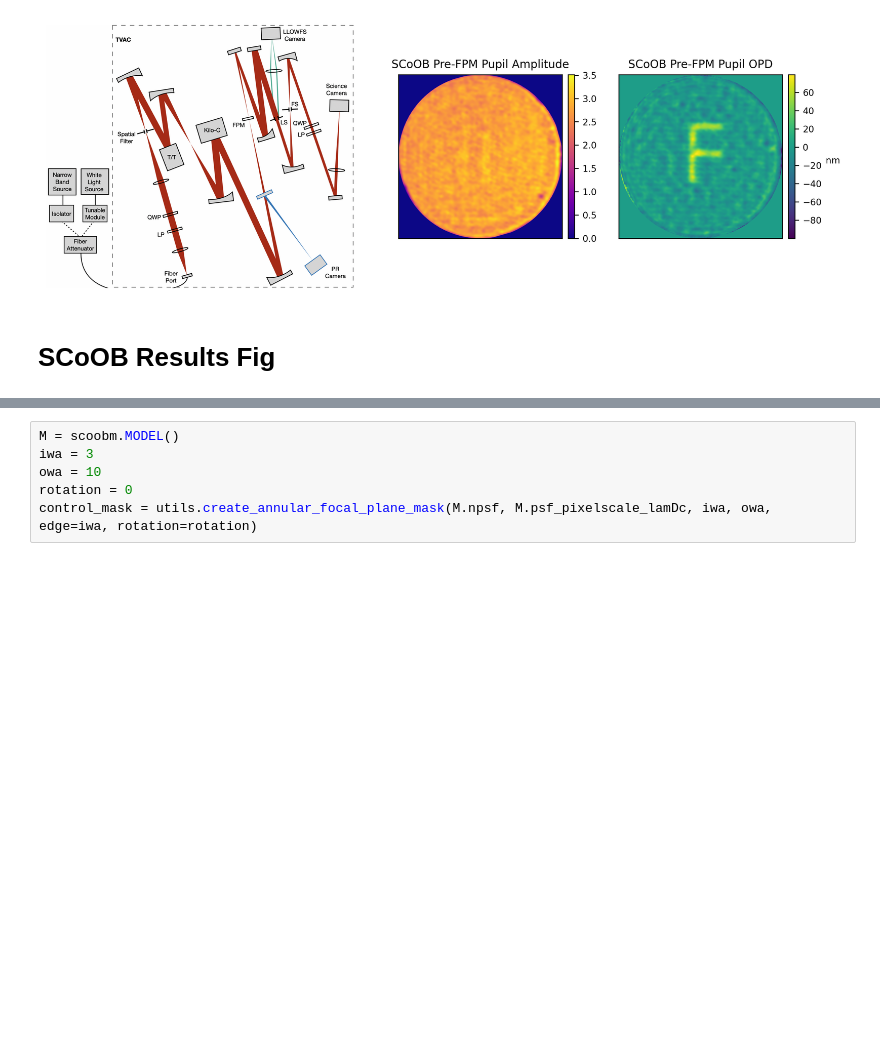
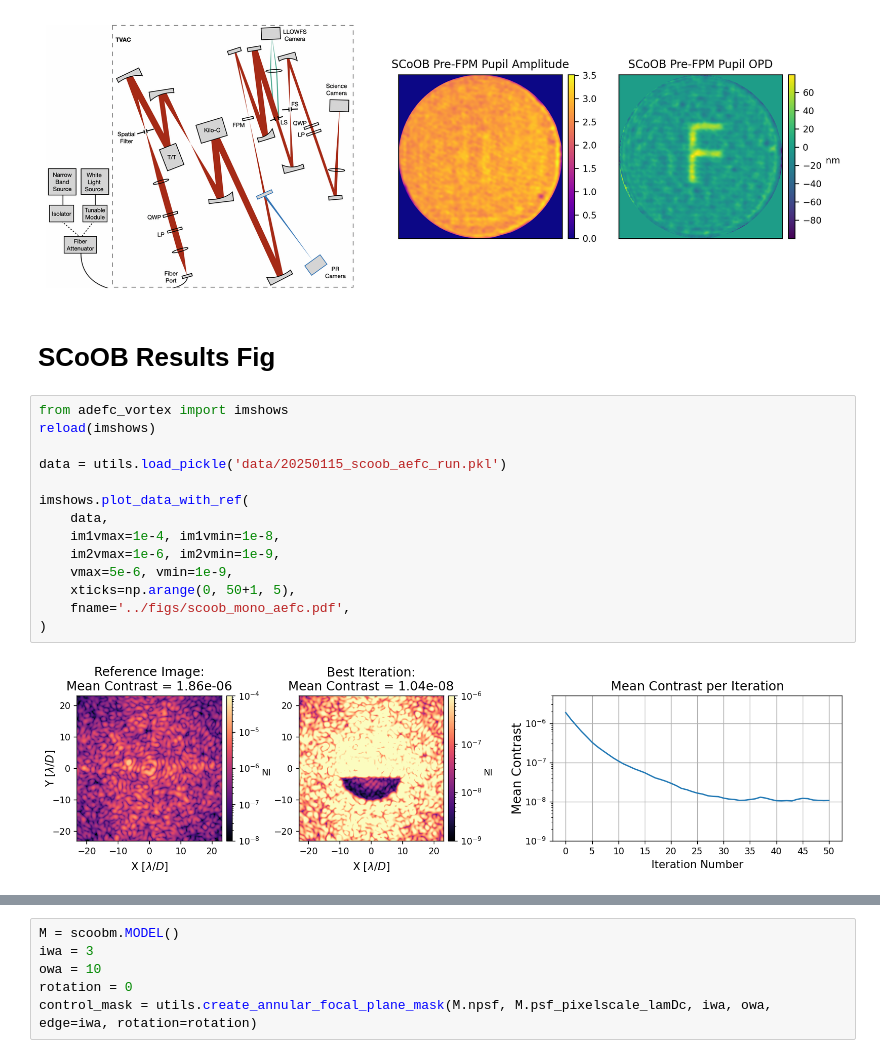
Before and after one commit to kian1377/aefc-vortex, a Jupyter notebook: scoob/make_scoob_figs.ipynb, the cells around one changed output, grey strips where cells are left out. Saved outputs shown, nothing was run; the diff lists cells and outputs as text; blank space fills up the shorter version.

```diff
--- a/scoob/make_scoob_figs.ipynb
+++ b/scoob/make_scoob_figs.ipynb
@@ -80,3 +80,19 @@ fig.savefig('../figs/scoob_diagram_and_pr.pdf', format='pdf', bbox_inches="tight
 [figure]
 # %% [markdown]
 # SCoOB Results Fig
+# %%
+from adefc_vortex import imshows
+reload(imshows)
+
+data = utils.load_pickle('data/20250115_scoob_aefc_run.pkl')
+
+imshows.plot_data_with_ref(
+    data,
+    im1vmax=1e-4, im1vmin=1e-8,
+    im2vmax=1e-6, im2vmin=1e-9,
+    vmax=5e-6, vmin=1e-9,
+    xticks=np.arange(0, 50+1, 5),
+    fname='../figs/scoob_mono_aefc.pdf',
+)
+# %% [output]
+[figure, added]
```
Also changed, not shown: parts of 3 cells of this notebook, 4 other files.
